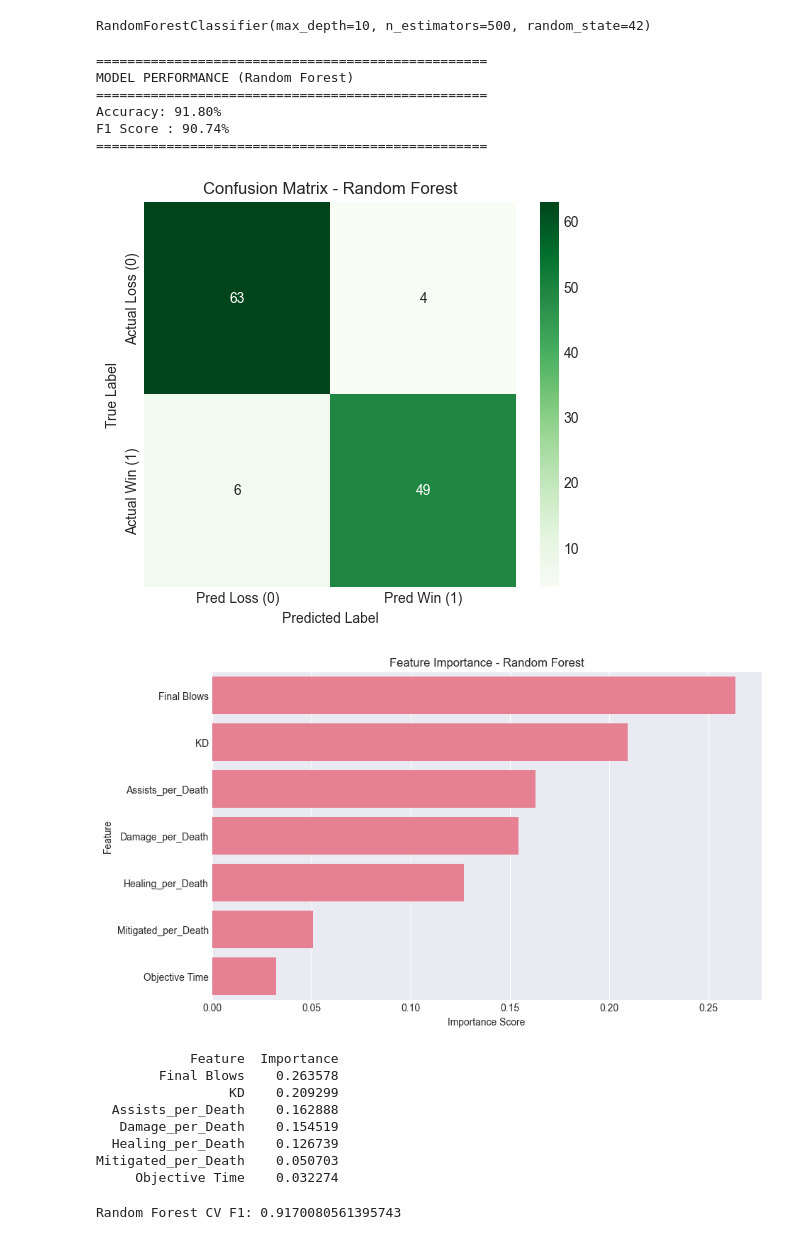
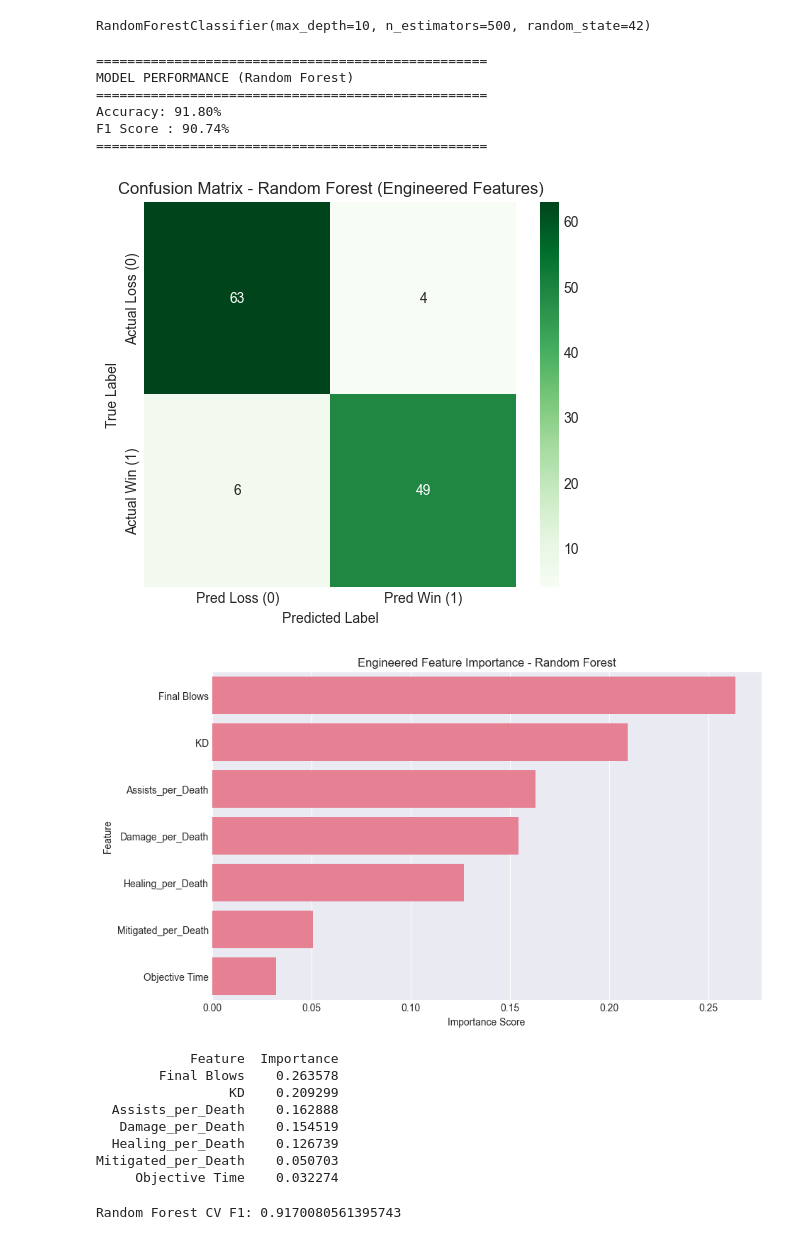
Before and after one commit to carev002/CS422-Machine-Learning-Project, a Jupyter notebook: CS422OWProject.ipynb, the cells around one changed output. Saved outputs shown, nothing was run; the diff lists cells and outputs as text; code cells hidden in the pictures.

```diff
--- a/CS422OWProject.ipynb
+++ b/CS422OWProject.ipynb
@@ -633,35 +633,35 @@ print("="*50)
 print(f"Accuracy: {rf_accuracy*100:.2f}%")
 print(f"F1 Score : {rf_f1*100:.2f}%")
 print("="*50)
 
 # --------------------------------------------------
 # Confusion Matrix (Heatmap again because it is cool)
 # --------------------------------------------------
 
 plt.figure(figsize=(6,5))
 
 sns.heatmap(
     rf_cm,
     annot=True,
     fmt="d",
     cmap="Greens",
     xticklabels=["Pred Loss (0)", "Pred Win (1)"],
     yticklabels=["Actual Loss (0)", "Actual Win (1)"]
 )
 
-plt.title("Confusion Matrix - Random Forest")
+plt.title("Confusion Matrix - Random Forest (Engineered Features)")
 plt.xlabel("Predicted Label")
 plt.ylabel("True Label")
 
 plt.show()
 # %% [output]
 ==================================================
 MODEL PERFORMANCE (Random Forest)
 ==================================================
 Accuracy: 91.80%
 F1 Score : 90.74%
 ==================================================
-[figure, old version]
+[figure, new version]
 # %%
 importance = pd.DataFrame({
     "Feature": X.columns,
@@ -676,7 +676,7 @@ sns.barplot(
     data=importance
 )
 
-plt.title("Feature Importance - Random Forest")
+plt.title("Engineered Feature Importance - Random Forest")
 plt.xlabel("Importance Score")
 plt.ylabel("Feature")
 
@@ -684,7 +684,7 @@ plt.show()
 
 print(importance.to_string(index=False))
 # %% [output]
-[figure, old version]
+[figure, new version]
             Feature  Importance
         Final Blows    0.263578
                  KD    0.209299
```
Also changed, not shown: parts of 10 cells of this notebook.
